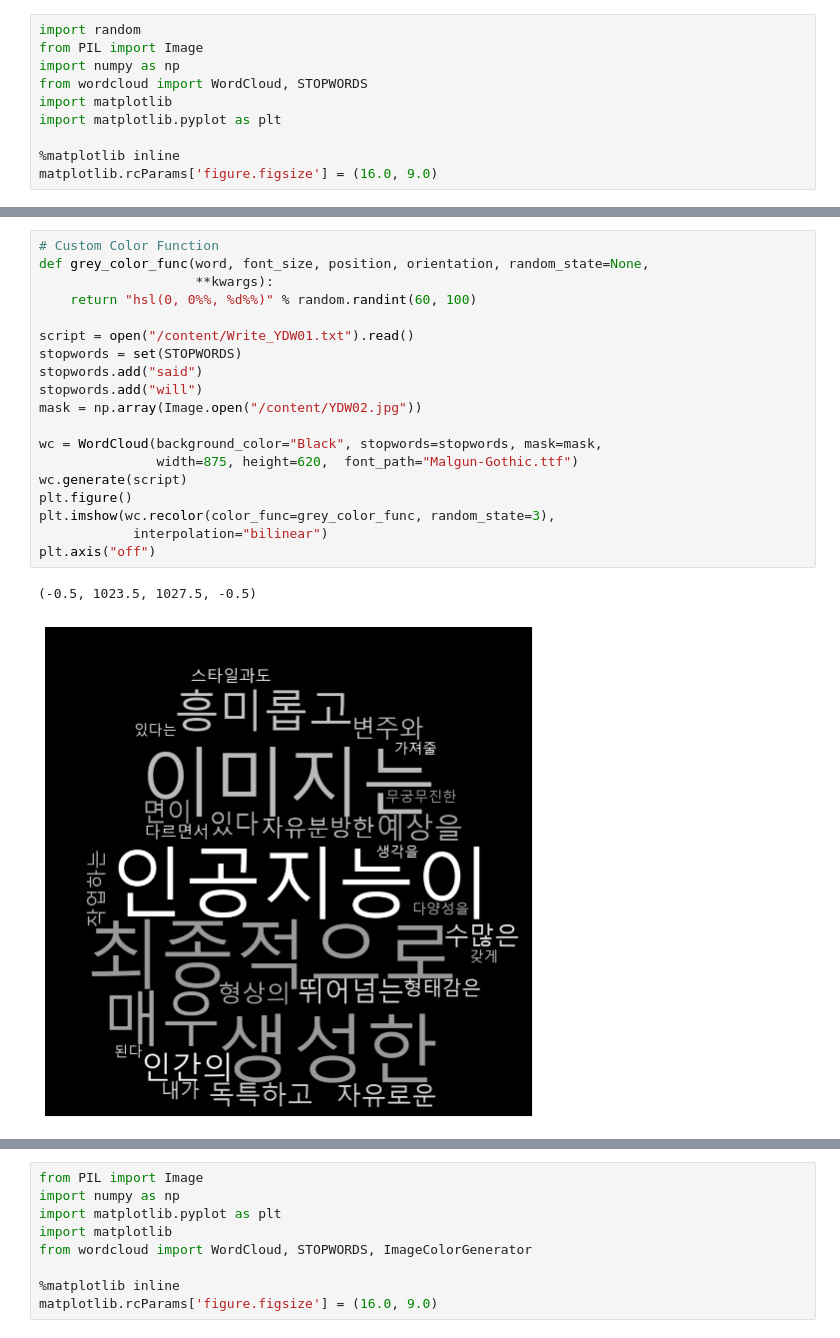
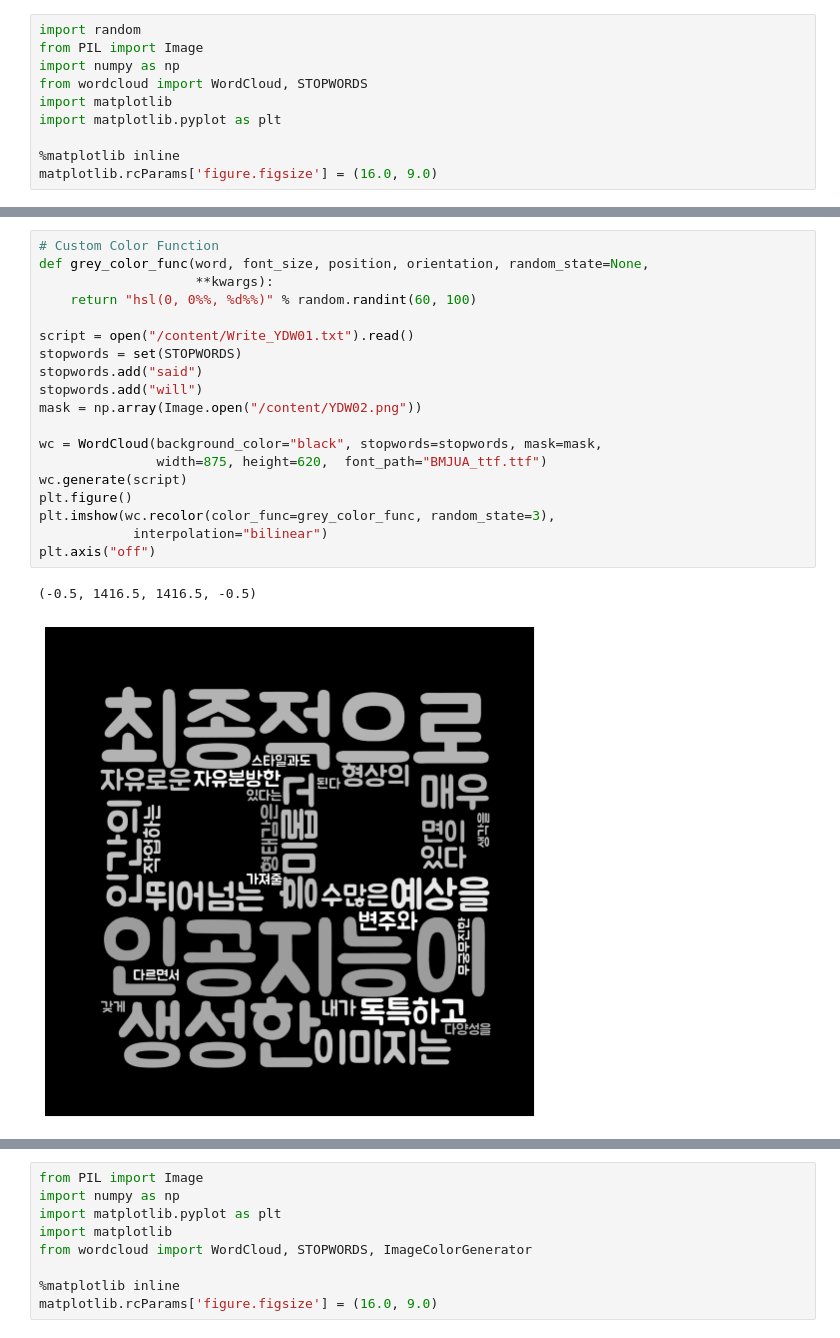
Before and after one commit to artjow/-, a Jupyter notebook: 워드클라우드_시각화하기.ipynb, the cells around one changed output, grey strips where cells are left out. Drawn from its saved outputs; the diff is of its cells as text.

```diff
--- a/워드클라우드_시각화하기.ipynb
+++ b/워드클라우드_시각화하기.ipynb
@@ -237,22 +246,22 @@ matplotlib.rcParams['figure.figsize'] = (16.0, 9.0)
 # %%
 # Custom Color Function
 def grey_color_func(word, font_size, position, orientation, random_state=None,
                     **kwargs):
     return "hsl(0, 0%%, %d%%)" % random.randint(60, 100)
 
 script = open("/content/Write_YDW01.txt").read()
 stopwords = set(STOPWORDS)
 stopwords.add("said")
 stopwords.add("will")
-mask = np.array(Image.open("/content/YDW02.jpg"))
+mask = np.array(Image.open("/content/YDW02.png"))
 
-wc = WordCloud(background_color="Black", stopwords=stopwords, mask=mask,
-               width=875, height=620,  font_path="Malgun-Gothic.ttf")
+wc = WordCloud(background_color="black", stopwords=stopwords, mask=mask,
+               width=875, height=620,  font_path="BMJUA_ttf.ttf")
 wc.generate(script)
 plt.figure()
 plt.imshow(wc.recolor(color_func=grey_color_func, random_state=3),
             interpolation="bilinear")
 plt.axis("off")
 # %% [output]
-(-0.5, 1023.5, 1027.5, -0.5)
+(-0.5, 1416.5, 1416.5, -0.5)
-[figure, old version]
+[figure, new version]
```
Also changed, not shown: parts of 8 cells of this notebook.
